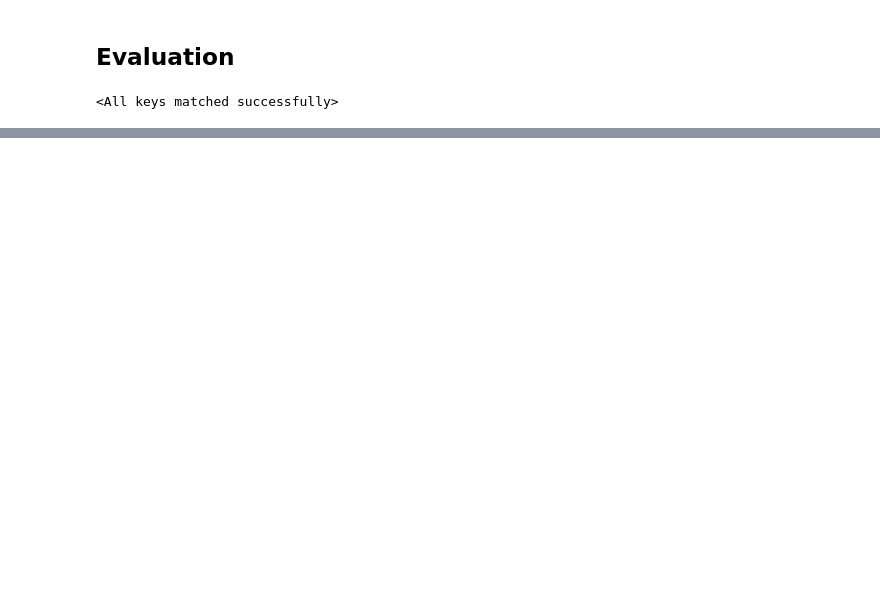
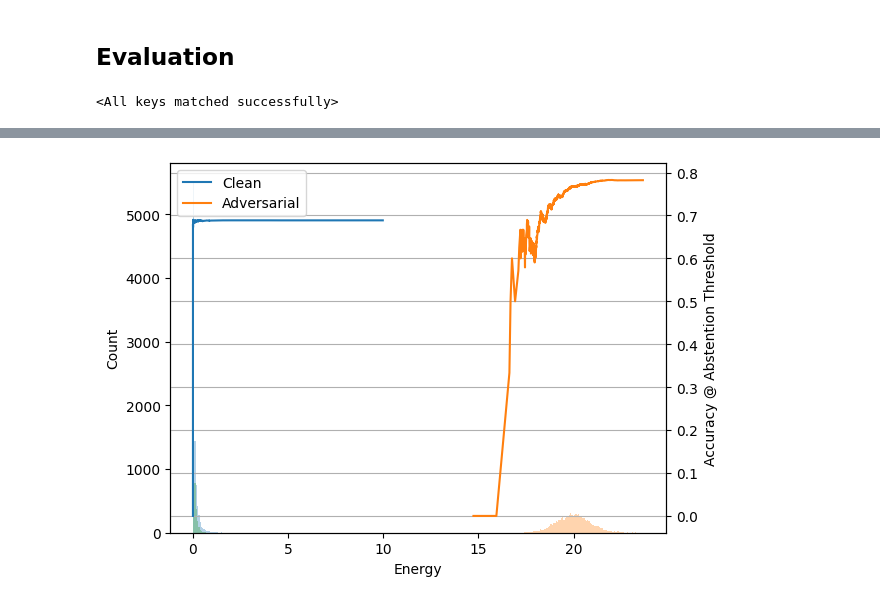
Before and after one commit to ArtMGreen/manifold-projection-layer, a Jupyter notebook: experiments.ipynb, the cells around one changed output, grey strips where cells are left out. Saved outputs shown, nothing was run; the diff lists cells and outputs as text; code cells hidden in the pictures; blank space fills up the shorter version.

```diff
--- a/experiments.ipynb
+++ b/experiments.ipynb
@@ -180,0 +188,15 @@ evaluation_figure(energies, curves)
+# %%
+from evaluation import *
+
+clean_E, adv_E, clean_res, adv_res = results_and_energy(model, test_loader)
+OOD_E = energy(model, OOD_loader)
+clean_E, clean_acc_at_thresh = evaluate_at_threshold(clean_E, clean_res, reject_lower_than_threshold=False)
+adv_E, adv_acc_at_thresh = evaluate_at_threshold(adv_E, adv_res, reject_lower_than_threshold=False)
+
+energies = {"E_clean": clean_E, "E_adv": adv_E, "E_OOD": OOD_E}
+curves = {"Clean": (clean_E, clean_acc_at_thresh),
+          "Adversarial": (adv_E, adv_acc_at_thresh)}
+
+evaluation_figure(energies, curves)  # FGSM(16/256)
+# %% [output]
+[figure, added]
```
Also changed, not shown: parts of 13 cells of this notebook, 4 other files.
